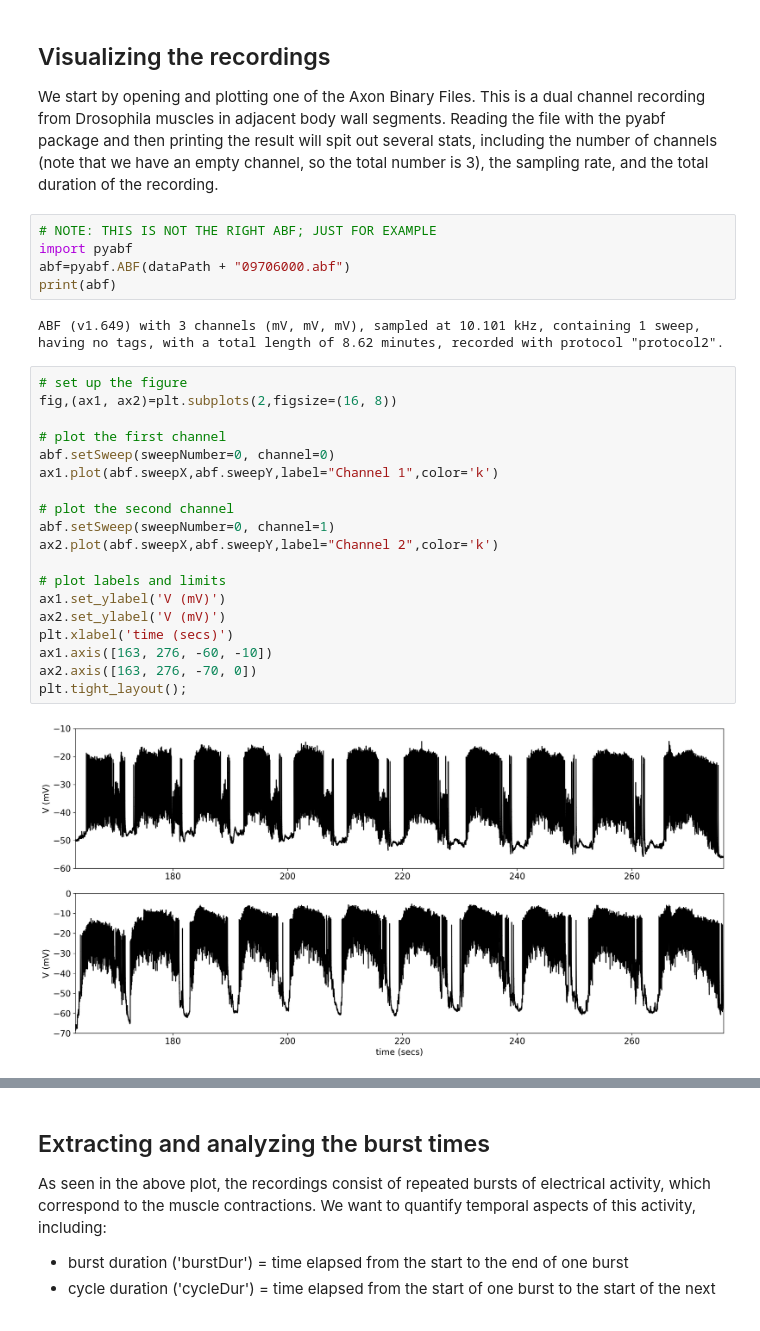
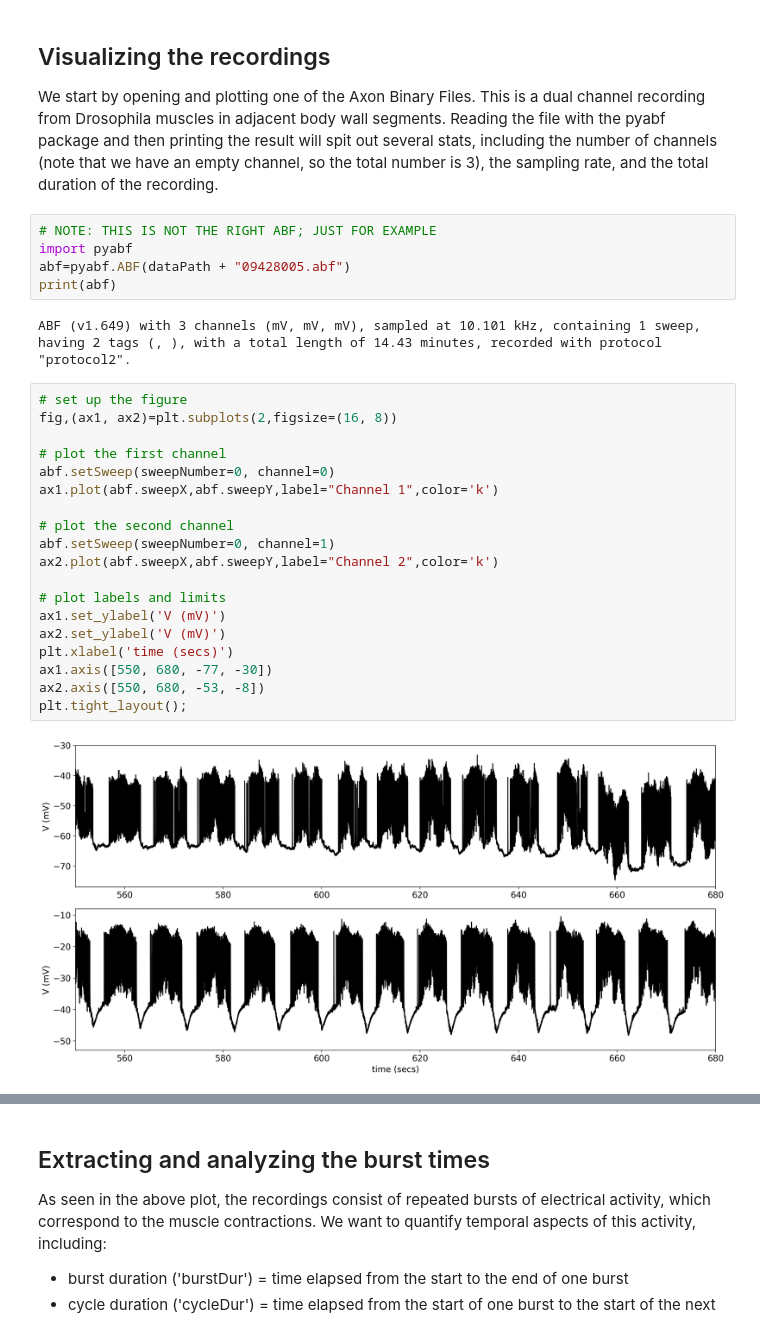
Before and after one commit to emckiernan/physio-analysis, a Jupyter notebook: code/burstData_fromBaseCode.ipynb, the cells around one changed output, grey strips where cells are left out. Saved outputs shown, nothing was run; the diff lists cells and outputs as text.

```diff
--- a/code/burstData_fromBaseCode.ipynb
+++ b/code/burstData_fromBaseCode.ipynb
@@ -82,28 +82,28 @@ We start by opening and plotting one of the Axon Binary Files. This is a dual ch
 # %%
 # NOTE: THIS IS NOT THE RIGHT ABF; JUST FOR EXAMPLE
 import pyabf
-abf=pyabf.ABF(dataPath + "09706000.abf")
+abf=pyabf.ABF(dataPath + "09428005.abf")
 print(abf)
 # %% [output]
-ABF (v1.649) with 3 channels (mV, mV, mV), sampled at 10.101 kHz, containing 1 sweep, having no tags, with a total length of 8.62 minutes, recorded with protocol "protocol2".
+ABF (v1.649) with 3 channels (mV, mV, mV), sampled at 10.101 kHz, containing 1 sweep, having 2 tags (, ), with a total length of 14.43 minutes, recorded with protocol "protocol2".
 # %%
 # set up the figure
 fig,(ax1, ax2)=plt.subplots(2,figsize=(16, 8))
 
 # plot the first channel
 abf.setSweep(sweepNumber=0, channel=0)
 ax1.plot(abf.sweepX,abf.sweepY,label="Channel 1",color='k')
 
 # plot the second channel
 abf.setSweep(sweepNumber=0, channel=1)
 ax2.plot(abf.sweepX,abf.sweepY,label="Channel 2",color='k')
 
 # plot labels and limits
 ax1.set_ylabel('V (mV)')
 ax2.set_ylabel('V (mV)')
 plt.xlabel('time (secs)')
-ax1.axis([163, 276, -60, -10])
-ax2.axis([163, 276, -70, 0])
+ax1.axis([550, 680, -77, -30])
+ax2.axis([550, 680, -53, -8])
 plt.tight_layout();
 # %% [output]
-[figure, old version]
+[figure, new version]
```
Also changed, not shown: parts of 1 cell of this notebook, 13 other files.
